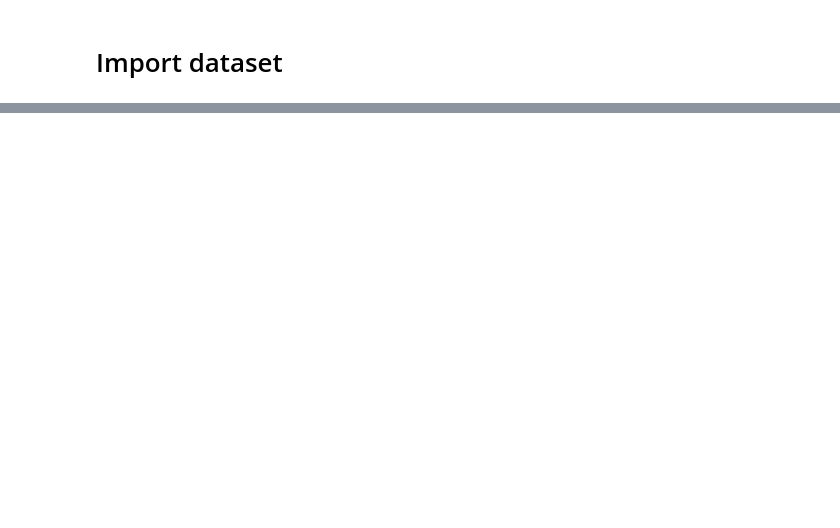
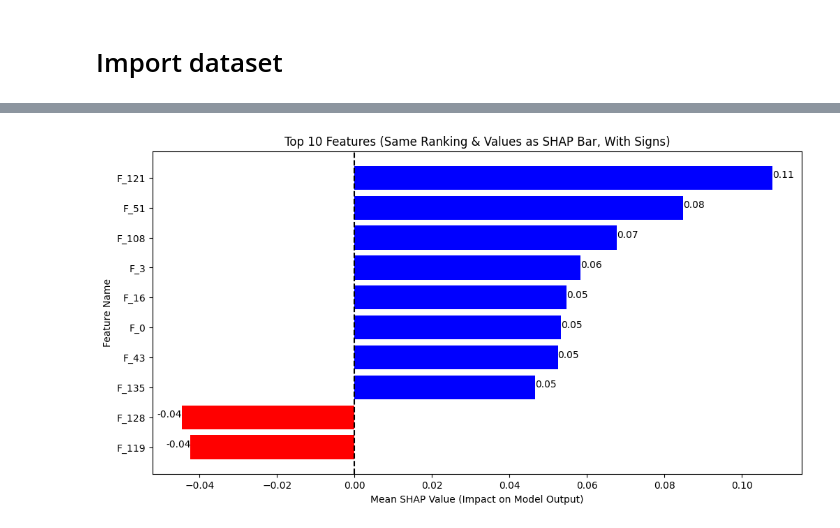
Before and after one commit to cpj97/MDS_thesis, a Jupyter notebook: Code/regularization.ipynb, the cells around one changed output, grey strips where cells are left out. Drawn from its saved outputs; the diff is of its cells as text; code cells hidden in the pictures; blank space fills up the shorter version.

```diff
--- a/Code/regularization.ipynb
+++ b/Code/regularization.ipynb
@@ -123,0 +793,32 @@ for epoch in range(num_epochs):
+# %%
+# Step 1: Compute the mean absolute SHAP values (for correct ranking)
+shap_mean_abs = np.abs(shap_values.values).mean(axis=0)  # Matches shap.plots.bar()
+
+# Step 2: Compute the mean SHAP values (to get the correct sign)
+shap_mean_signed = shap_values.values.mean(axis=0)
+
+# Step 3: Preserve the ranking from `shap.plots.bar()`, but with correct sign
+top_10_indices = np.argsort(shap_mean_abs)[-10:]  # Get indices of top 10 important features
+top_10_features = [feature_names[i] for i in top_10_indices]
+
+# Step 4: Preserve absolute values from shap.plots.bar but keep the correct sign
+top_10_values_signed = np.sign(shap_mean_signed[top_10_indices]) * shap_mean_abs[top_10_indices]
+
+# Step 5: Plot
+plt.figure(figsize=(12, 6))
+bars = plt.barh(top_10_features, top_10_values_signed,
+                color=["red" if v < 0 else "blue" for v in top_10_values_signed])
+
+plt.xlabel("Mean SHAP Value (Impact on Model Output)")
+plt.ylabel("Feature Name")
+plt.title("Top 10 Features (Same Ranking & Values as SHAP Bar, With Signs)")
+
+# Annotate values on bars
+for bar, value in zip(bars, top_10_values_signed):
+    plt.text(bar.get_width(), bar.get_y() + bar.get_height()/2, f"{value:.2f}",
+             ha="left" if value > 0 else "right", color="black")
+
+plt.axvline(x=0, color="black", linestyle="--")  # Vertical line at zero for reference
+plt.show()
+# %% [output]
+[figure, added]
```
Also changed, not shown: parts of 29 cells of this notebook.
